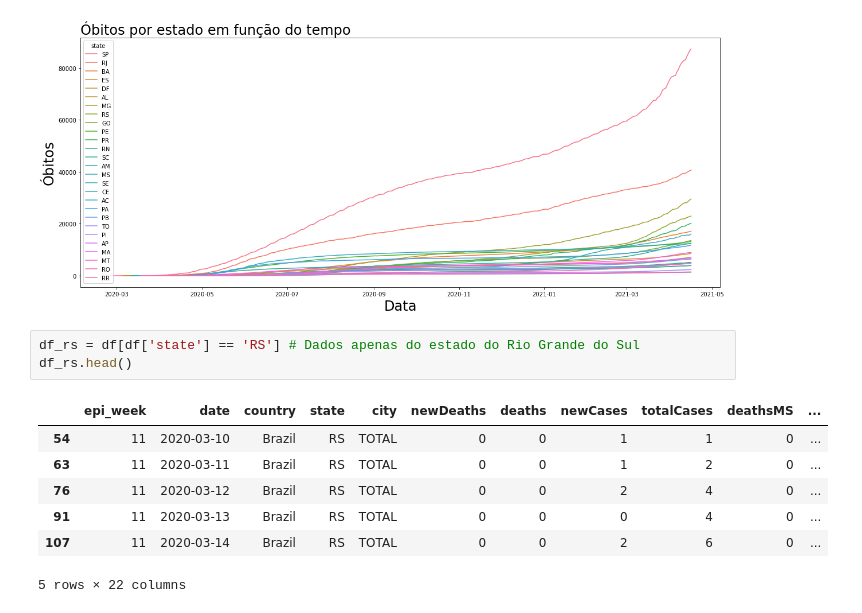
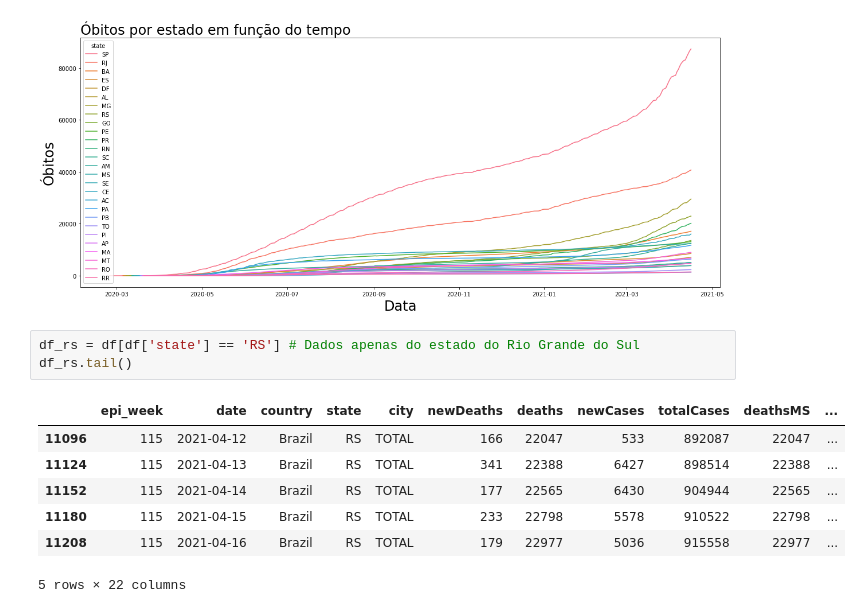
Before and after one commit to joaoarthursilva/covid-19-analise, a Jupyter notebook: COVID-19 - Análise.ipynb, the cells around one changed output. Drawn from its saved outputs; the diff is of its cells as text.

```diff
--- a/COVID-19 - Análise.ipynb
+++ b/COVID-19 - Análise.ipynb
@@ -37,13 +37,13 @@ Text(0, 0.5, 'Óbitos')
 [figure]
 # %%
 df_rs = df[df['state'] == 'RS'] # Dados apenas do estado do Rio Grande do Sul
-df_rs.head()
+df_rs.tail()
 # %% [output]
 |  | epi_week | date | country | state | city | newDeaths | deaths | newCases | totalCases | deathsMS | ... |
-| 54 | 11 | 2020-03-10 | Brazil | RS | TOTAL | 0 | 0 | 1 | 1 | 0 | ... |
-| 63 | 11 | 2020-03-11 | Brazil | RS | TOTAL | 0 | 0 | 1 | 2 | 0 | ... |
-| 76 | 11 | 2020-03-12 | Brazil | RS | TOTAL | 0 | 0 | 2 | 4 | 0 | ... |
-| 91 | 11 | 2020-03-13 | Brazil | RS | TOTAL | 0 | 0 | 0 | 4 | 0 | ... |
-| 107 | 11 | 2020-03-14 | Brazil | RS | TOTAL | 0 | 0 | 2 | 6 | 0 | ... |
+| 11096 | 115 | 2021-04-12 | Brazil | RS | TOTAL | 166 | 22047 | 533 | 892087 | 22047 | ... |
+| 11124 | 115 | 2021-04-13 | Brazil | RS | TOTAL | 341 | 22388 | 6427 | 898514 | 22388 | ... |
+| 11152 | 115 | 2021-04-14 | Brazil | RS | TOTAL | 177 | 22565 | 6430 | 904944 | 22565 | ... |
+| 11180 | 115 | 2021-04-15 | Brazil | RS | TOTAL | 233 | 22798 | 5578 | 910522 | 22798 | ... |
+| 11208 | 115 | 2021-04-16 | Brazil | RS | TOTAL | 179 | 22977 | 5036 | 915558 | 22977 | ... |
 5 rows × 22 columns
 # %%
```
Also changed, not shown: parts of 7 cells of this notebook.
